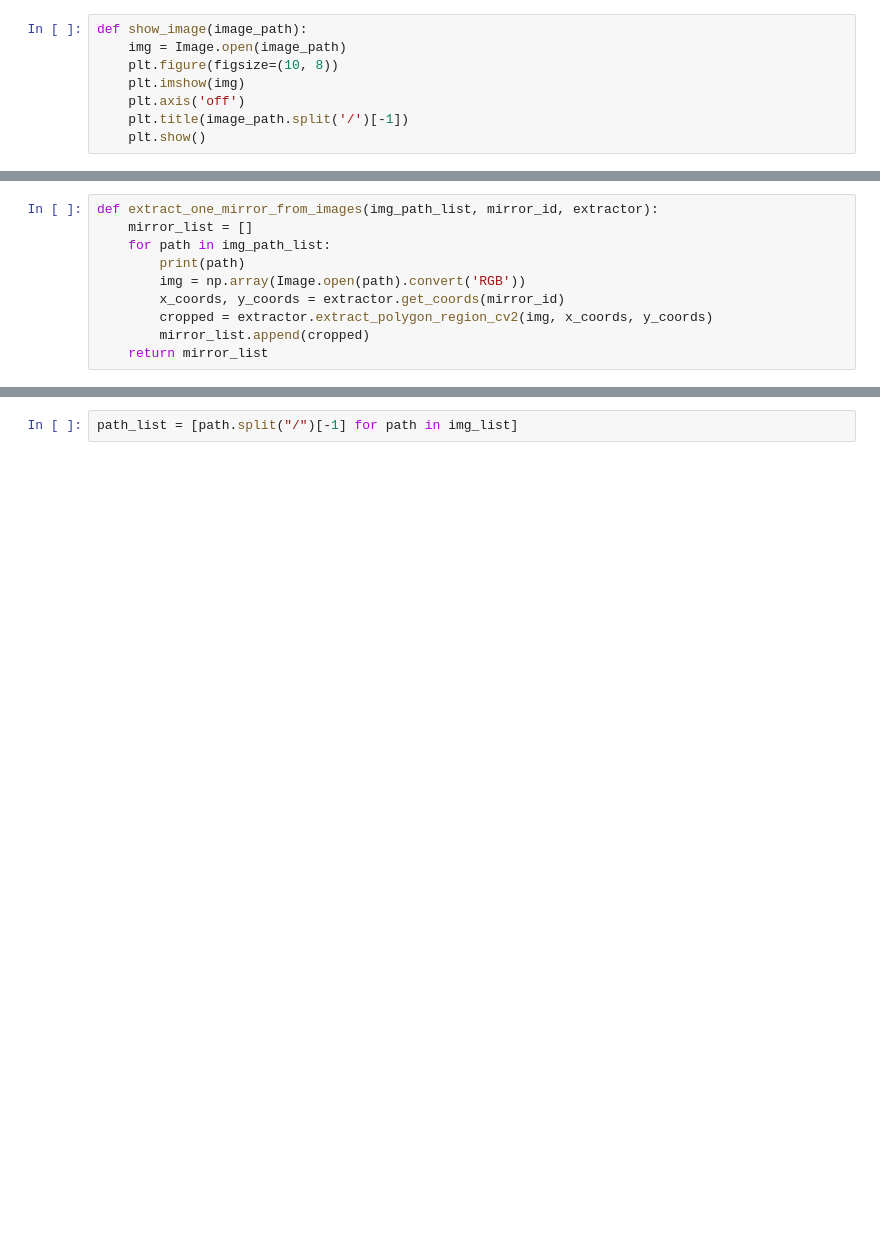
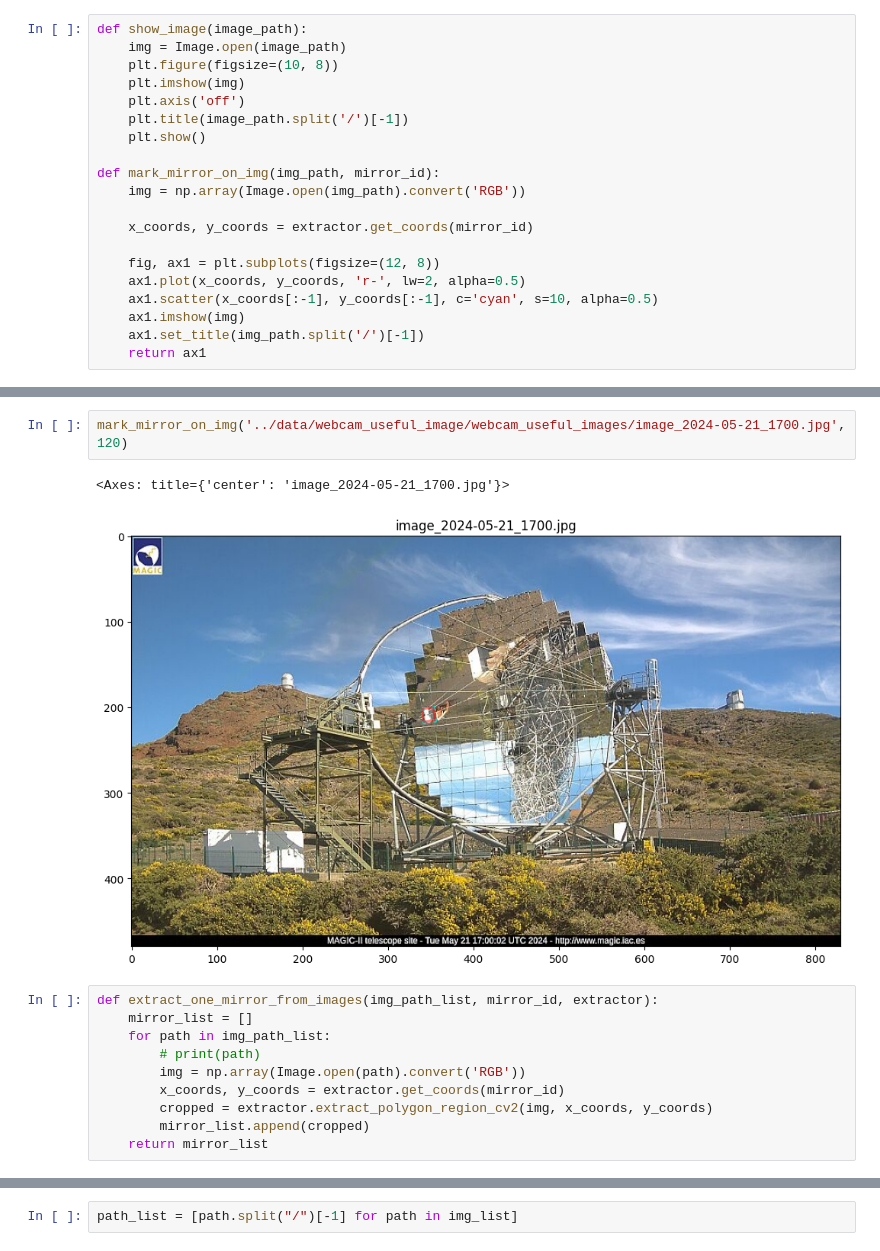
Before and after one commit to pawel21/Computer_vision_for_MAGIC, a Jupyter notebook: notebooks/extract_mirror_and_features.ipynb, the cells around one changed output, grey strips where cells are left out. Drawn from its saved outputs; the diff is of its cells as text; blank space fills up the shorter version.

```diff
--- a/notebooks/extract_mirror_and_features.ipynb
+++ b/notebooks/extract_mirror_and_features.ipynb
@@ -33,6 +37,18 @@ def show_image(image_path):
     plt.axis('off')
     plt.title(image_path.split('/')[-1])
     plt.show()
+
+def mark_mirror_on_img(img_path, mirror_id):
+    img = np.array(Image.open(img_path).convert('RGB'))
+
+    x_coords, y_coords = extractor.get_coords(mirror_id)
+
+    fig, ax1 = plt.subplots(figsize=(12, 8))
+    ax1.plot(x_coords, y_coords, 'r-', lw=2, alpha=0.5)
+    ax1.scatter(x_coords[:-1], y_coords[:-1], c='cyan', s=10, alpha=0.5)
+    ax1.imshow(img)
+    ax1.set_title(img_path.split('/')[-1])
+    return ax1
 # %%
 ! ls ../../data/webcam_useful_image/webcam_useful_images/image_2023-01-01_1200.jpg
 # %% [output]
@@ -58,8 +107,13 @@ ax1.imshow(img)
+# %%
+mark_mirror_on_img('../data/webcam_useful_image/webcam_useful_images/image_2024-05-21_1700.jpg', 120)
+# %% [output]
+<Axes: title={'center': 'image_2024-05-21_1700.jpg'}>
+[figure, added]
 # %%
 def extract_one_mirror_from_images(img_path_list, mirror_id, extractor):
     mirror_list = []
     for path in img_path_list:
-        print(path)
+        # print(path)
         img = np.array(Image.open(path).convert('RGB'))
         x_coords, y_coords = extractor.get_coords(mirror_id)
         cropped = extractor.extract_polygon_region_cv2(img, x_coords, y_coords)
```
Also changed, not shown: parts of 20 cells of this notebook, 5 other files.
